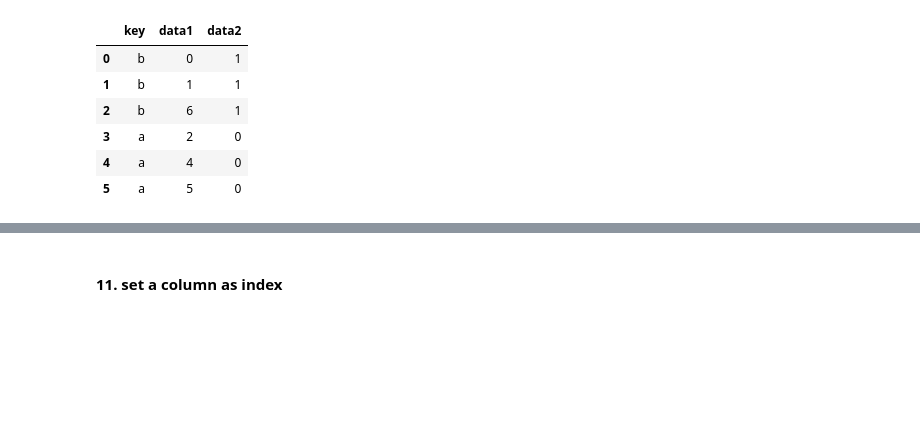
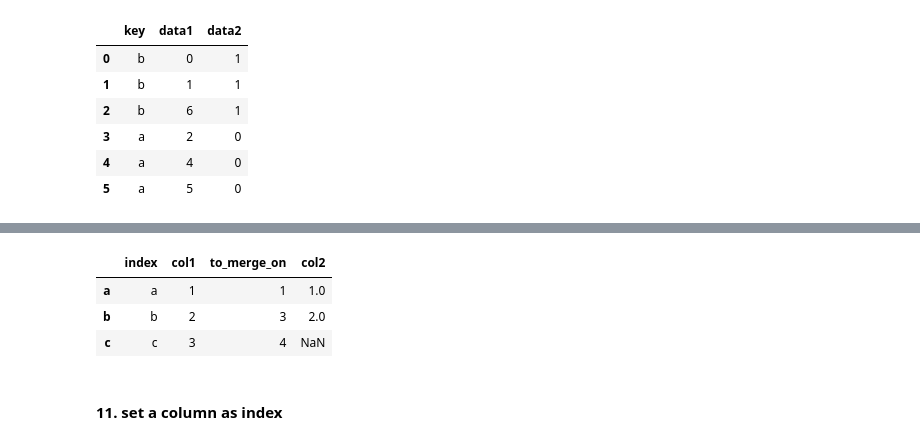
Before and after one commit to OnlyBelter/jupyter-note, a Jupyter notebook: pandas_basic/dataFrame.ipynb, the cells around one changed output, grey strips where cells are left out. Saved outputs shown, nothing was run; the diff lists cells and outputs as text; code cells hidden in the pictures; blank space fills up the shorter version.

```diff
--- a/pandas_basic/dataFrame.ipynb
+++ b/pandas_basic/dataFrame.ipynb
@@ -259,0 +276,4 @@ pd.merge(df1, df2, on='key')  # by key
+# %%
+a = pd.DataFrame({'col1': {'a': 1, 'b': 2, 'c': 3},
+                          'to_merge_on': {'a': 1, 'b': 3, 'c': 4}})
+a
@@ -259,0 +285,4 @@ pd.merge(df1, df2, on='key')  # by key
+# %%
+b = pd.DataFrame({'col2': {0: 1, 1: 2, 2: 3},
+                          'to_merge_on': {0: 1, 1: 3, 2: 5}})
+b
@@ -260,3 +324,10 @@ pd.merge(df1, df2, on='key')  # by key
+# %%
+a.reset_index().merge(b, how="left").set_index(a.index)
+# %% [output]
+|  | index | col1 | to_merge_on | col2 |
+| a | a | 1 | 1 | 1.0 |
+| b | b | 2 | 3 | 2.0 |
+| c | c | 3 | 4 | NaN |
 # %% [markdown]
 #### 11. set a column as index
 # %%
```
Also changed, not shown: parts of 8 cells of this notebook, 7 other files.
